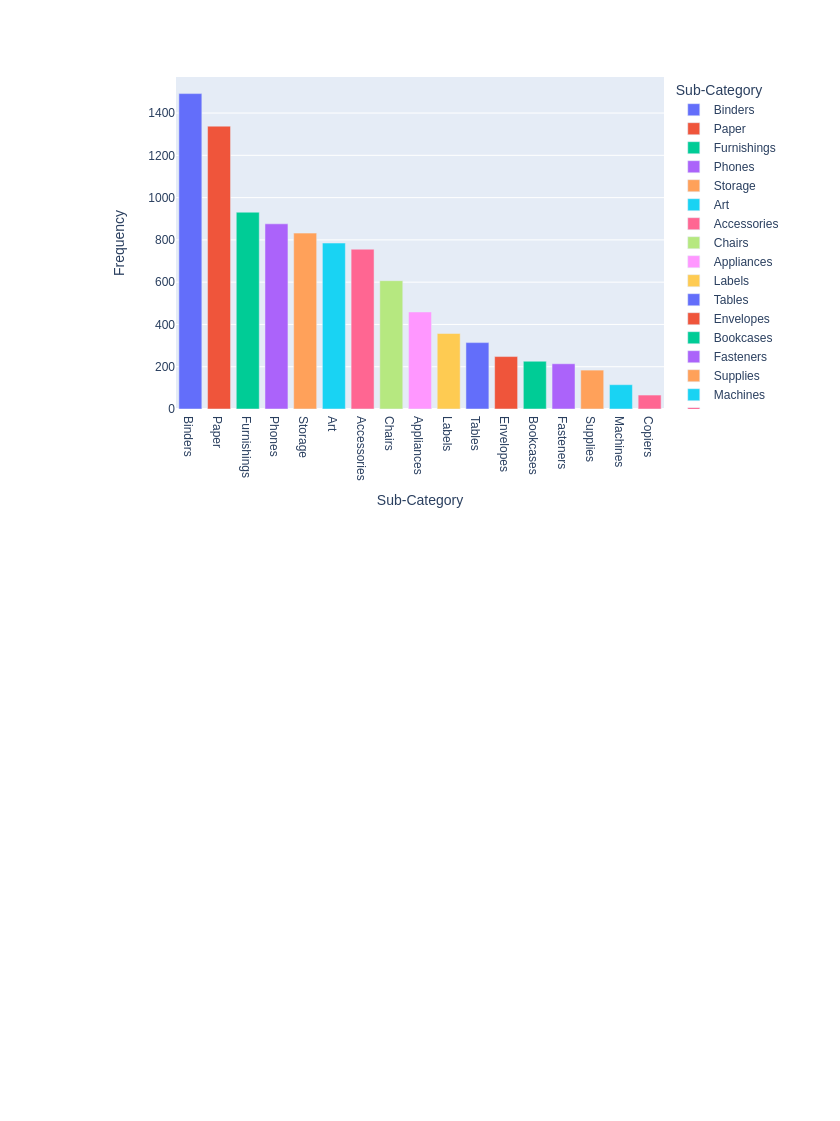
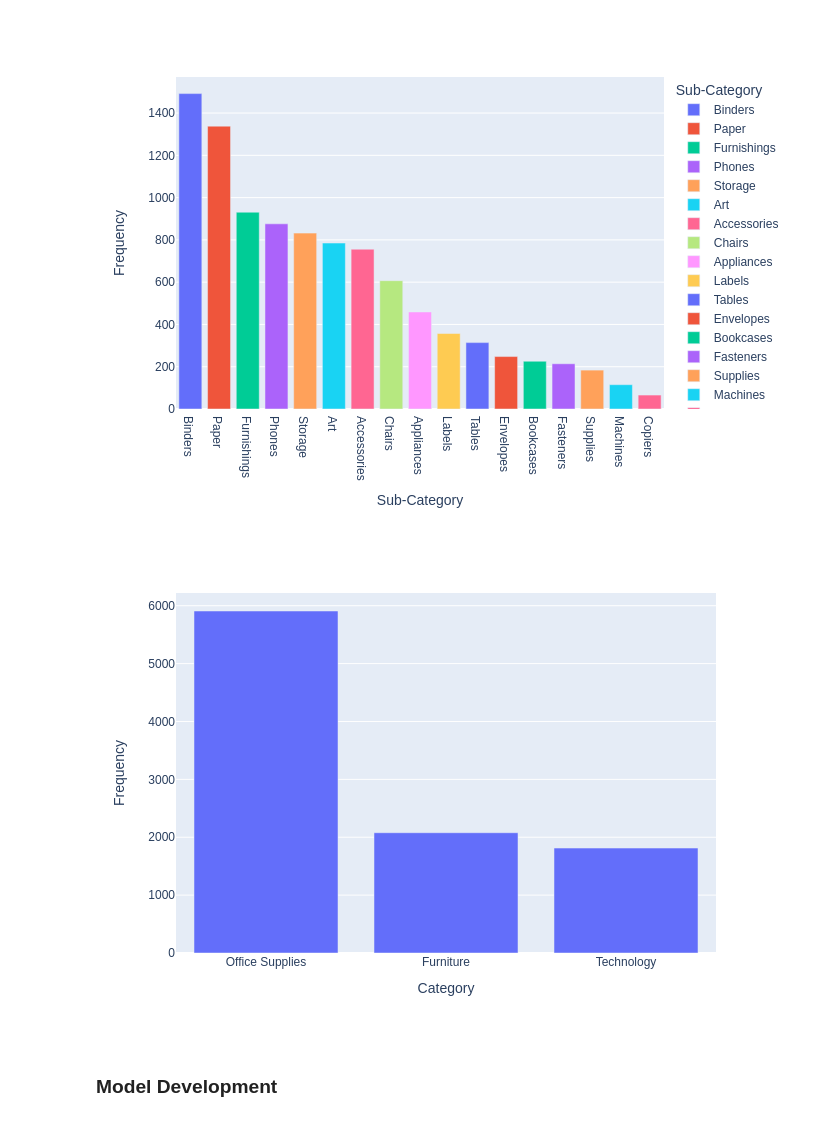
Before and after one commit to Viynne/Superstore-SAles-Forecast, a Jupyter notebook: superstore_sales_EDA.ipynb, the cells around one changed output. Cells and saved outputs as stored; diff of their text form; code cells hidden in the pictures; blank space fills up the shorter version.

```diff
--- a/superstore_sales_EDA.ipynb
+++ b/superstore_sales_EDA.ipynb
@@ -194,3 +194,17 @@ fig = px.bar(counts_by_subcat,
 fig.show()
 # %% [output]
 [figure]
+# %%
+counts_by_cat = df["Category"].value_counts().to_frame()
+counts_by_cat.reset_index(inplace=True)
+counts_by_cat.columns = ["Category", "Frequency"]
+# %%
+fig = px.bar(counts_by_cat,
+             x='Category',
+             y='Frequency'
+             )
+fig.show()
+# %% [output]
+[figure, added]
+# %% [markdown]
+### Model Development
```
Also changed, not shown: parts of 10 cells of this notebook.
